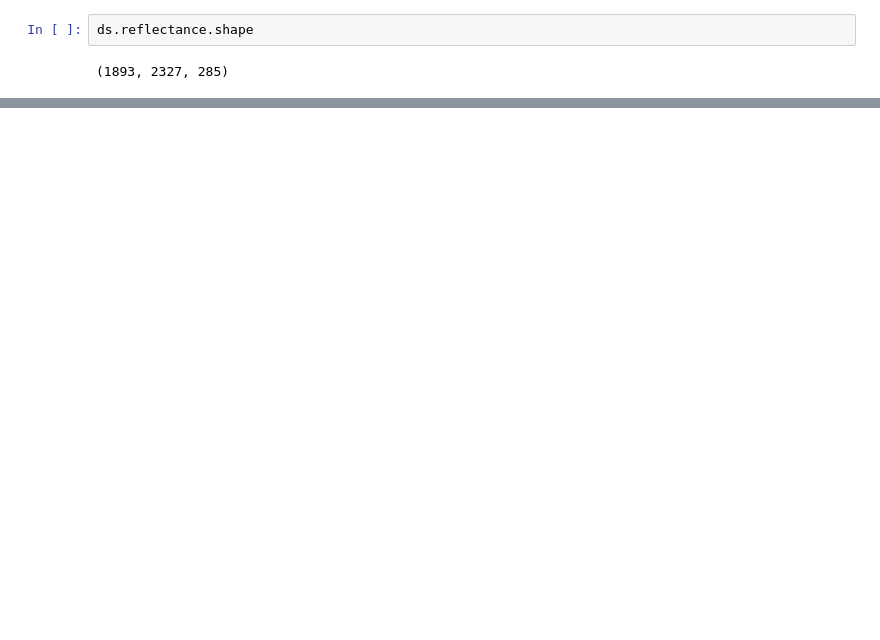
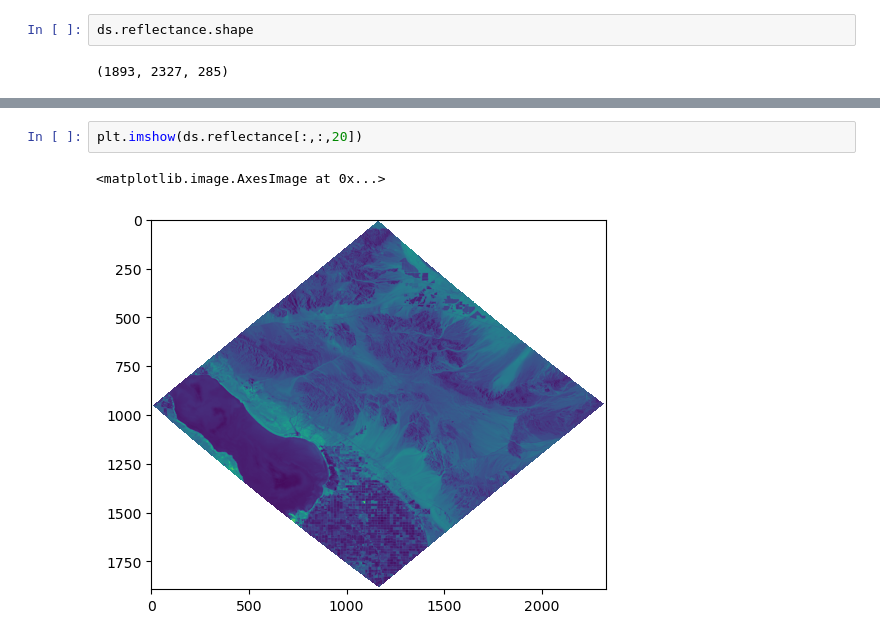
Before and after one commit to STARS-Data-Fusion/emit_tools, a Jupyter notebook: EMIT Tools.ipynb, the cells around one changed output, grey strips where cells are left out. Saved outputs shown, nothing was run; the diff lists cells and outputs as text; blank space fills up the shorter version.

```diff
--- a/EMIT Tools.ipynb
+++ b/EMIT Tools.ipynb
@@ -29,0 +64,5 @@ ds.reflectance.shape
+# %%
+plt.imshow(ds.reflectance[:,:,20])
+# %% [output]
+<matplotlib.image.AxesImage at 0x...>
+[figure, added]
```
Also changed, not shown: parts of 6 cells of this notebook, 14 other files.
